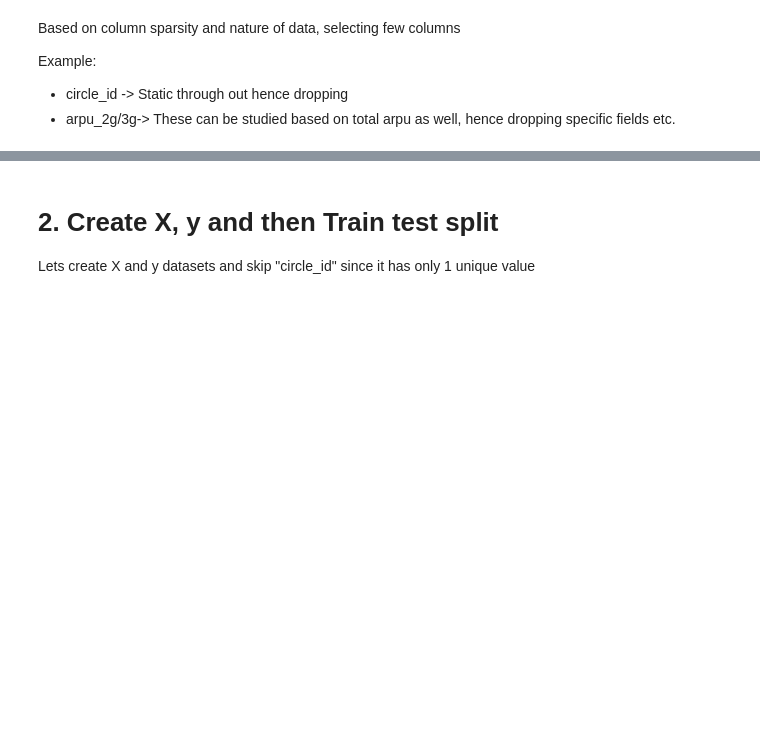
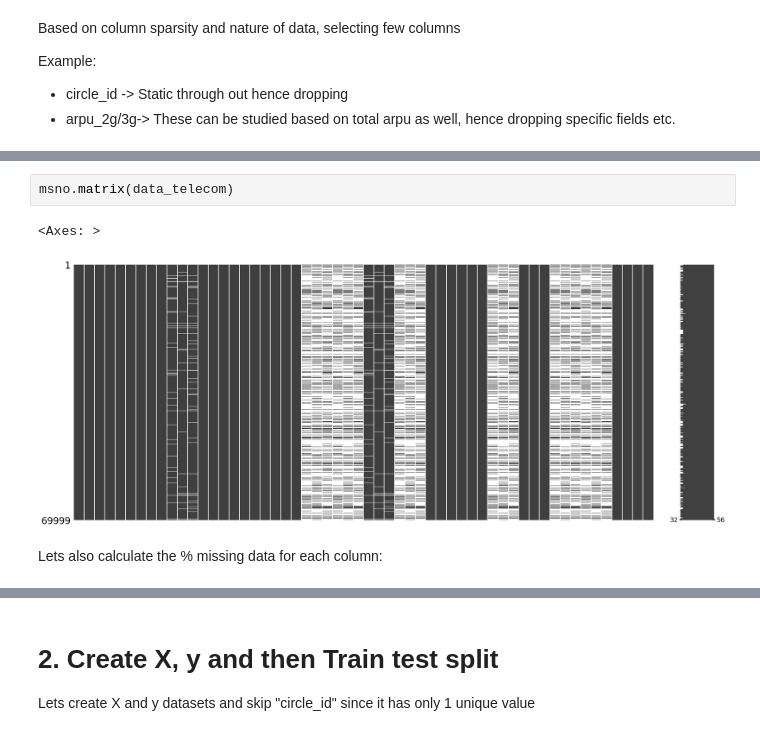
Before and after one commit to asthaa29/telecomchurncasestudy, a Jupyter notebook: telecomchurnprediction.ipynb, the cells around one changed output, grey strips where cells are left out. Drawn from its saved outputs; the diff is of its cells as text; blank space fills up the shorter version.

```diff
--- a/telecomchurnprediction.ipynb
+++ b/telecomchurnprediction.ipynb
@@ -252,0 +264,7 @@ data_telecom.head()
+# %%
+msno.matrix(data_telecom)
+# %% [output]
+<Axes: >
+[figure, added]
+# %% [markdown]
+Lets also calculate the % missing data for each column:
```
Also changed, not shown: parts of 21 cells of this notebook.
